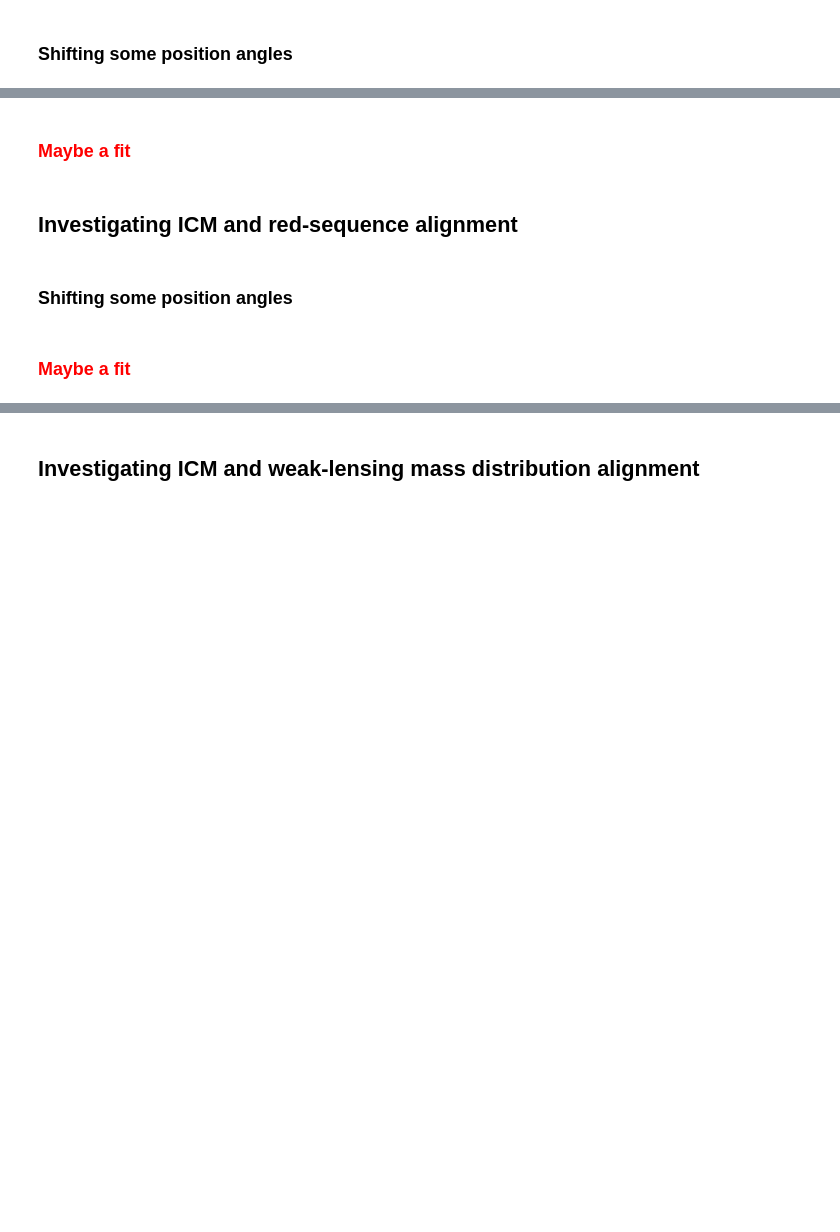
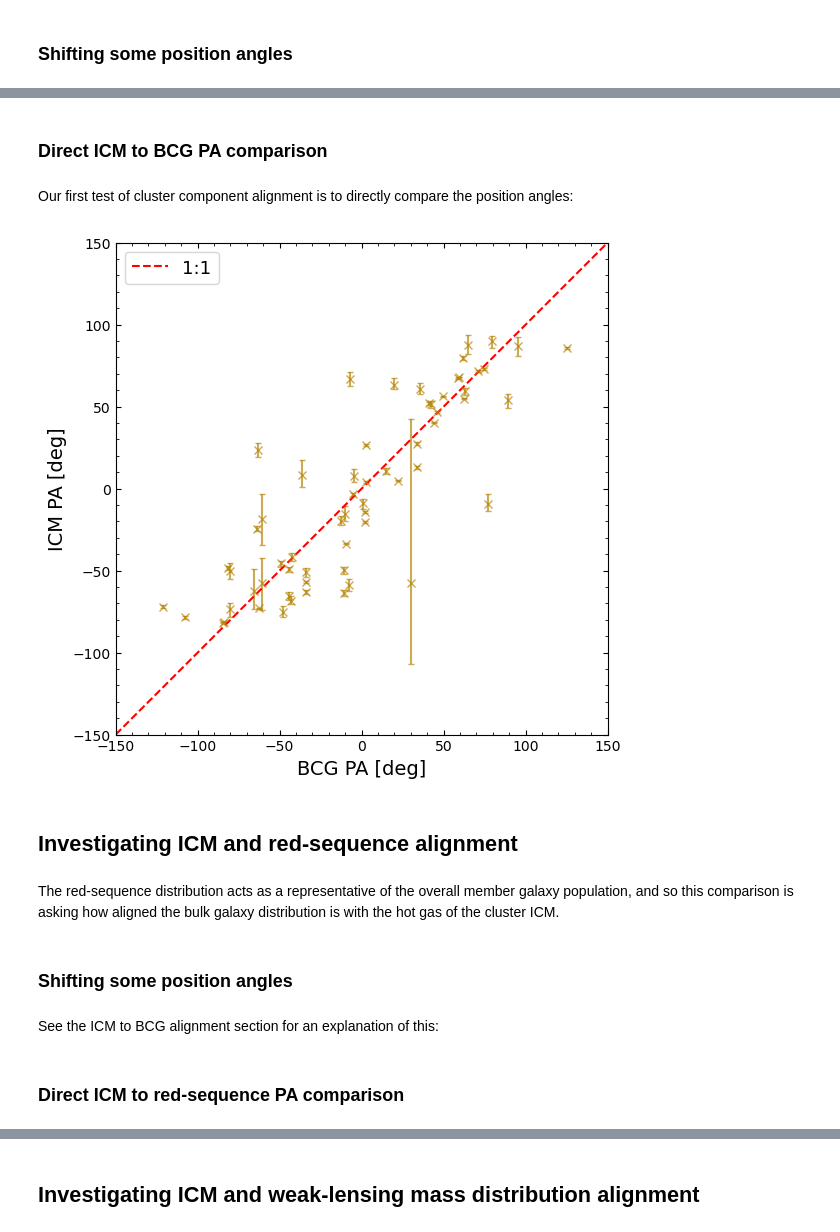
Before and after one commit to LoVoCCS/X-LoVoCCS-Analyses, a Jupyter notebook: notebooks/positions_and_morphology/compare_xray_bcg_redseq_mass_posang.ipynb, the cells around one changed output, grey strips where cells are left out. Cells and saved outputs as stored; diff of their text form; code cells hidden in the pictures; blank space fills up the shorter version.

Commit message:
Finished off the comparison between position angles notebook

```diff
--- a/notebooks/positions_and_morphology/compare_xray_bcg_redseq_mass_posang.ipynb
+++ b/notebooks/positions_and_morphology/compare_xray_bcg_redseq_mass_posang.ipynb
@@ -100,7 +103,6 @@ lovoccsII_morph.head(6)
 ### Combining tables
 # %%
 xlovoccs_samp = pd.merge(xlovoccs_base, xlovoccs_posang, left_on='name', right_on='name', how='outer')
-xlovoccs_samp = pd.merge(xlovoccs_samp, xlovoccs_morph, left_on='name', right_on='name', how='outer')
 xlovoccs_samp = pd.merge(xlovoccs_samp, lovoccsII_morph, left_on='parent_LoVoCCSID', right_on='parent_LoVoCCSID', how='inner')
 xlovoccs_samp = xlovoccs_samp.sort_values('parent_LoVoCCSID').reset_index(drop=True)
 xlovoccs_samp.head(6)
@@ -129,4 +143,4 @@ bcg_pa[to_flip] = (bcg_pa[to_flip] - 180)
 to_flip = np.argwhere(np.abs(bcg_pa - icm_pa) > np.abs((bcg_pa+180)-icm_pa)).flatten()
 bcg_pa[to_flip] = (bcg_pa[to_flip] + 180)
 # %% [markdown]
-### <span style="color:red">Maybe a fit </span>
+### Direct ICM to BCG PA comparison
@@ -140,30 +147,39 @@ testo = scaling_relation_lira(Quantity(icm_pa, 'deg'), Quantity(icm_pa_err, 'deg
+# %% [markdown]
+Our first test of cluster component alignment is to directly compare the position angles:
 # %%
 lims = [-150, 150]
 
 plt.figure(figsize=(6, 6))
 # Makes sure the figure will stay square no matter what
 plt.gca().set_aspect(1)
 # Turns on the small tick marks, and changes how they all look
 plt.minorticks_on()
 plt.tick_params(which='both', direction='in', top=True, right=True)
 
 # Add the comparison data points
-plt.errorbar(bcg_pa, icm_pa, yerr=icm_pa_err.T, capsize=2, fmt='kx')
+plt.errorbar(bcg_pa, icm_pa, yerr=icm_pa_err.T, capsize=2, fmt='x', color='darkgoldenrod', alpha=0.7)
 
 plt.plot(lims, lims, color='red', linestyle='dashed', label='1:1')
 plt.xlim(lims)
 plt.ylim(lims)
 
 plt.xlabel('BCG PA [deg]', fontsize=14)
 plt.ylabel('ICM PA [deg]', fontsize=14)
 
 plt.legend(loc='best', fontsize=13)
 plt.tight_layout()
+plt.savefig(pa_fig_path + "icm-bcg_pa_direct_comp.pdf")
 plt.show()
+# %% [output]
+[figure, added]
 # %% [markdown]
 ## Investigating ICM and red-sequence alignment
+# %% [markdown]
+The red-sequence distribution acts as a representative of the overall member galaxy population, and so this comparison is asking how aligned the bulk galaxy distribution is with the hot gas of the cluster ICM.
 # %% [markdown]
 ### Shifting some position angles
+# %% [markdown]
+See the ICM to BCG alignment section for an explanation of this:
 # %%
 rs_500kpc_pa = xlovoccs_samp['RS_map_angle_05'].values.copy()
 
@@ -173,7 +189,7 @@ rs_500kpc_pa[to_flip] = (rs_500kpc_pa[to_flip] - 180)
 to_flip = np.argwhere(np.abs(rs_500kpc_pa - icm_pa) > np.abs((rs_500kpc_pa+180)-icm_pa)).flatten()
 rs_500kpc_pa[to_flip] = (rs_500kpc_pa[to_flip] + 180)
 # %% [markdown]
-### <span style="color:red">Maybe a fit </span>
+### Direct ICM to red-sequence PA comparison
 # %%
 lims = [-150, 150]
 
```
Also changed, not shown: parts of 37 cells of this notebook.
